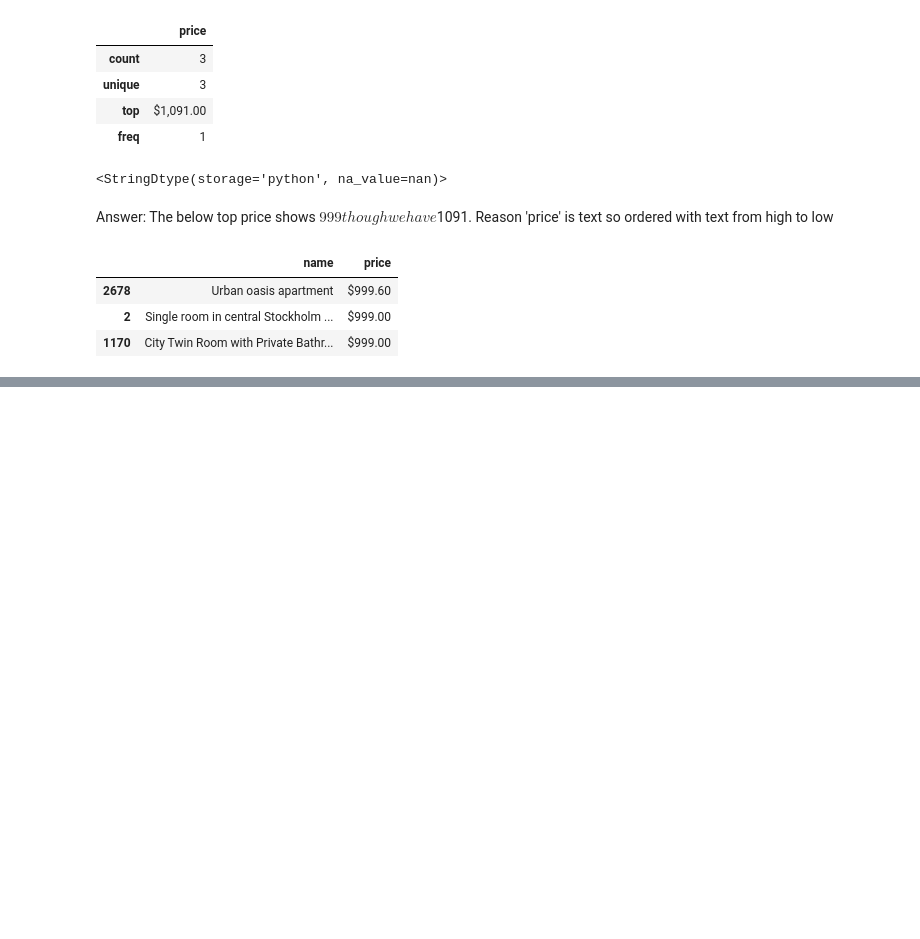
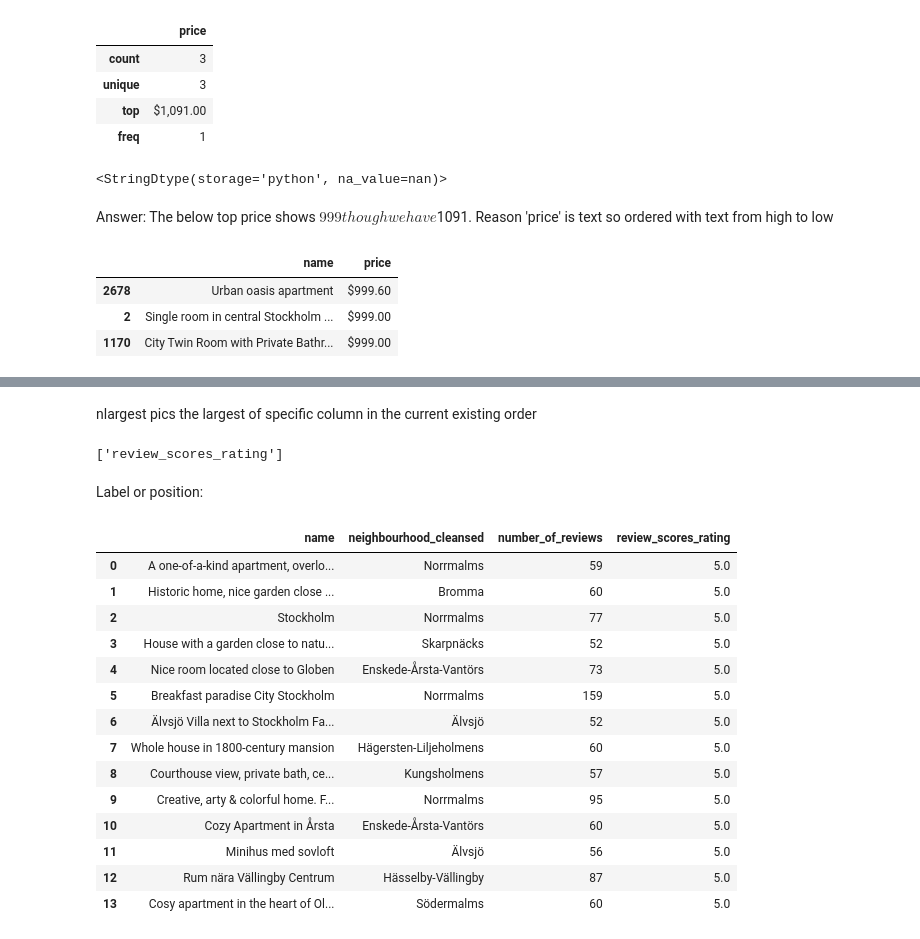
Before and after one commit to saranyap22/lexicon-python-fundamentals-labs, a Jupyter notebook: DataAnalysis_And_Visualisation/lab1.ipynb, the cells around one changed output, grey strips where cells are left out. Saved outputs shown, nothing was run; the diff lists cells and outputs as text; code cells hidden in the pictures; blank space fills up the shorter version.

```diff
--- a/DataAnalysis_And_Visualisation/lab1.ipynb
+++ b/DataAnalysis_And_Visualisation/lab1.ipynb
@@ -164,0 +207,8 @@ listings[['name','price']].sort_values('price',ascending=False).head(3)
+# %%
+min_50_reviews = listings['number_of_reviews'] >= 50
+rating_with_5 = listings['review_scores_rating'] == 5.0
+final_mask = min_50_reviews & rating_with_5
+print(final_mask.sum())
+filtered_listings = listings[final_mask][['name','neighbourhood_cleansed','number_of_reviews','review_scores_rating']]
+filtered_listings.sort_values(['review_scores_rating','number_of_reviews'],ascending=[False,False]).head(5)
+filtered_listings.nlargest(5,'review_scores_rating')
@@ -164,0 +223,32 @@ listings[['name','price']].sort_values('price',ascending=False).head(3)
+# %% [markdown]
+nlargest pics the largest of specific column in the current existing order
+# %%
+[c for c in listings.columns if 'rating' in c]
+# %% [output]
+['review_scores_rating']
+# %% [markdown]
+Label or position:
+# %%
+top = filtered_listings
+top.loc[347]['name']
+top.iloc[3]
+
+top = top.reset_index(drop=True)
+top
+#top.loc[347,'name']
+# %% [output]
+|  | name | neighbourhood_cleansed | number_of_reviews | review_scores_rating |
+| 0 | A one-of-a-kind apartment, overlo... | Norrmalms | 59 | 5.0 |
+| 1 | Historic home, nice garden close ... | Bromma | 60 | 5.0 |
+| 2 | Stockholm | Norrmalms | 77 | 5.0 |
+| 3 | House with a garden close to natu... | Skarpnäcks | 52 | 5.0 |
+| 4 | Nice room located close to Globen | Enskede-Årsta-Vantörs | 73 | 5.0 |
+| 5 | Breakfast paradise City Stockholm | Norrmalms | 159 | 5.0 |
+| 6 | Älvsjö Villa next to Stockholm Fa... | Älvsjö | 52 | 5.0 |
+| 7 | Whole house in 1800-century mansion | Hägersten-Liljeholmens | 60 | 5.0 |
+| 8 | Courthouse view, private bath, ce... | Kungsholmens | 57 | 5.0 |
+| 9 | Creative, arty & colorful home. F... | Norrmalms | 95 | 5.0 |
+| 10 | Cozy Apartment in Årsta | Enskede-Årsta-Vantörs | 60 | 5.0 |
+| 11 | Minihus med sovloft | Älvsjö | 56 | 5.0 |
+| 12 | Rum nära Vällingby Centrum | Hässelby-Vällingby | 87 | 5.0 |
+| 13 | Cosy apartment in the heart of Ol... | Södermalms | 60 | 5.0 |
```
Also changed, not shown: parts of 6 cells of this notebook, 1 other file.
